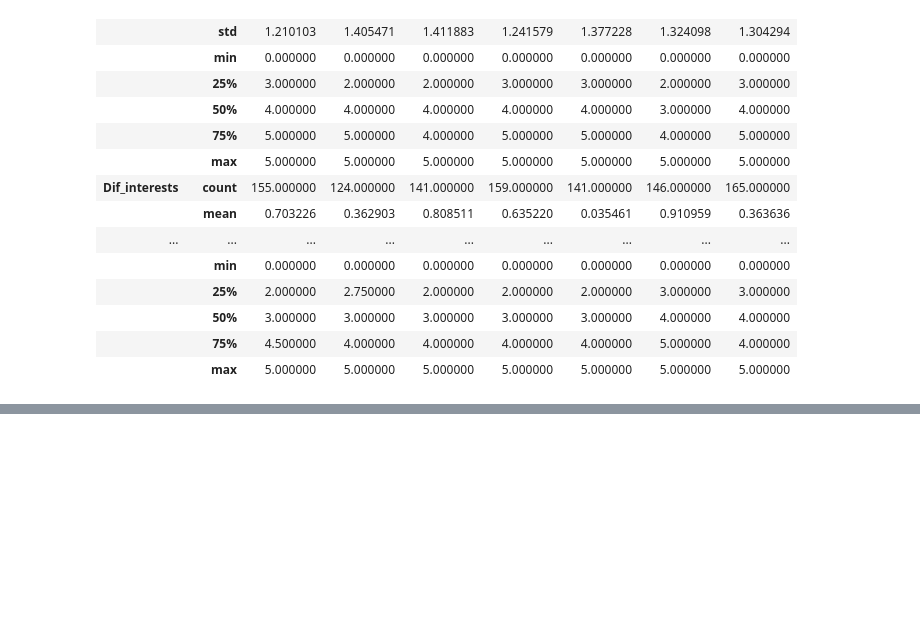
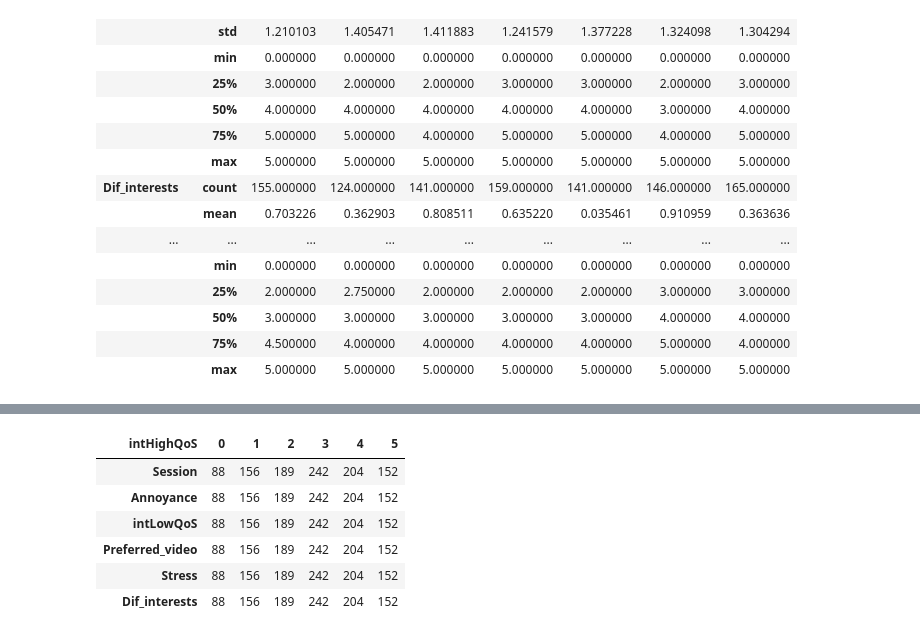
Before and after one commit to aliamin7/QoE-experiment-Data-Analysis, a Jupyter notebook: Data_Analysis.ipynb, the cells around one changed output, grey strips where cells are left out. Cells and saved outputs as stored; diff of their text form; code cells hidden in the pictures; blank space fills up the shorter version.

```diff
--- a/Data_Analysis.ipynb
+++ b/Data_Analysis.ipynb
@@ -110,0 +172,11 @@ None
+# %%
+df = qos_data_init.groupby("intHighQoS").count().T
+df
+# %% [output]
+| intHighQoS | 0 | 1 | 2 | 3 | 4 | 5 |
+| Session | 88 | 156 | 189 | 242 | 204 | 152 |
+| Annoyance | 88 | 156 | 189 | 242 | 204 | 152 |
+| intLowQoS | 88 | 156 | 189 | 242 | 204 | 152 |
+| Preferred_video | 88 | 156 | 189 | 242 | 204 | 152 |
+| Stress | 88 | 156 | 189 | 242 | 204 | 152 |
+| Dif_interests | 88 | 156 | 189 | 242 | 204 | 152 |
```
Also changed, not shown: parts of 15 cells of this notebook.
